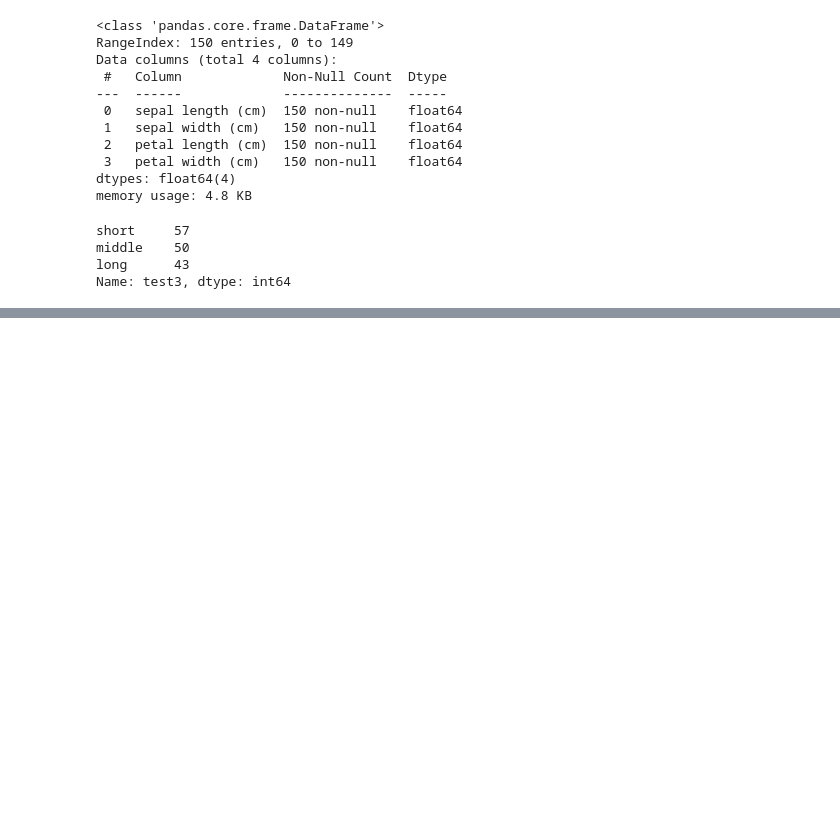
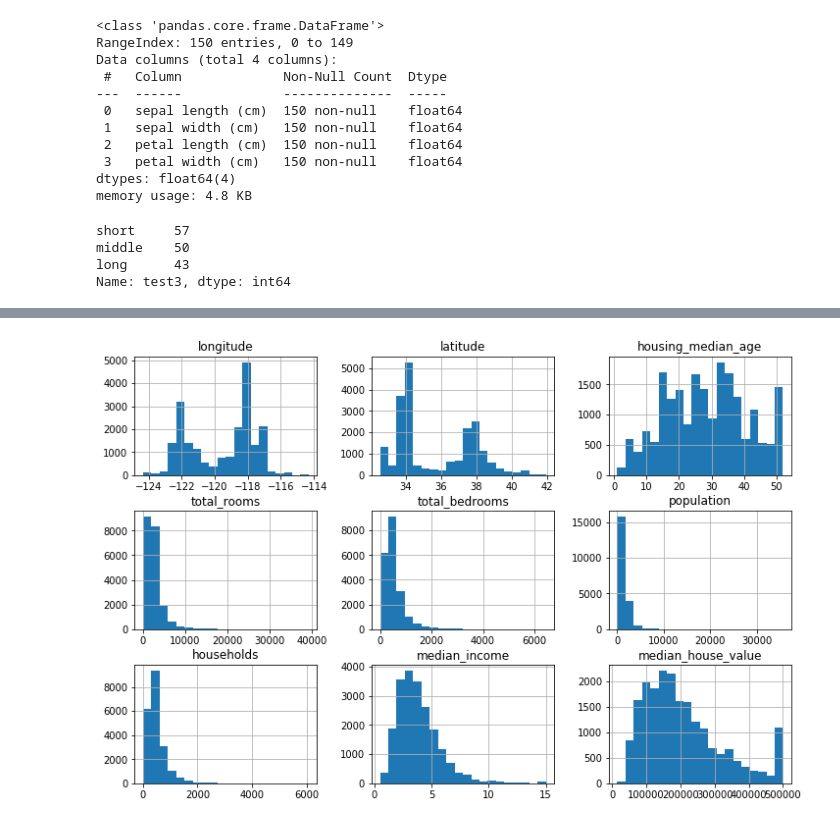
Before and after one commit to srkwon/analysis, a Jupyter notebook: data-analysis-2024/00. 요약정리/00_데이터핸들링.ipynb, the cells around one changed output, grey strips where cells are left out. Cells and saved outputs as stored; diff of their text form; code cells hidden in the pictures; blank space fills up the shorter version.

```diff
--- a/data-analysis-2024/00. 요약정리/00_데이터핸들링.ipynb
+++ b/data-analysis-2024/00. 요약정리/00_데이터핸들링.ipynb
@@ -153,0 +146,14 @@ na=1.000
+# %%
+import pandas as pd
+
+
+housing = pd.read_csv('data/housing.csv')
+
+housing.info()
+housing.shape
+housing.head(10)
+
+# 범주형 컬럼 데이터의 범주별 카운트 확인
+housing['ocean_proximity'].value_counts()
+
+housing.describe()
@@ -153,0 +187,7 @@ na=1.000
+# %%
+import matplotlib.pyplot as plt
+
+housing.hist(bins=20, figsize=(12,8))
+plt.show()
+# %% [output]
+[figure, added]
```
Also changed, not shown: parts of 8 cells of this notebook, 1 other file.
